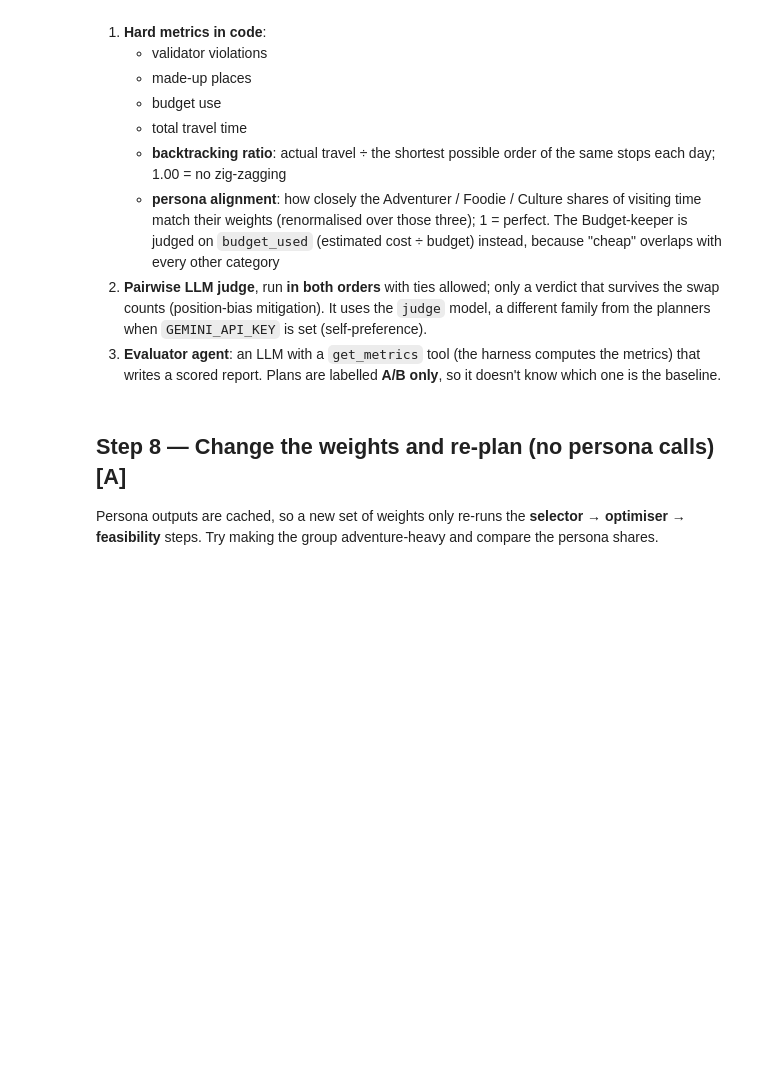
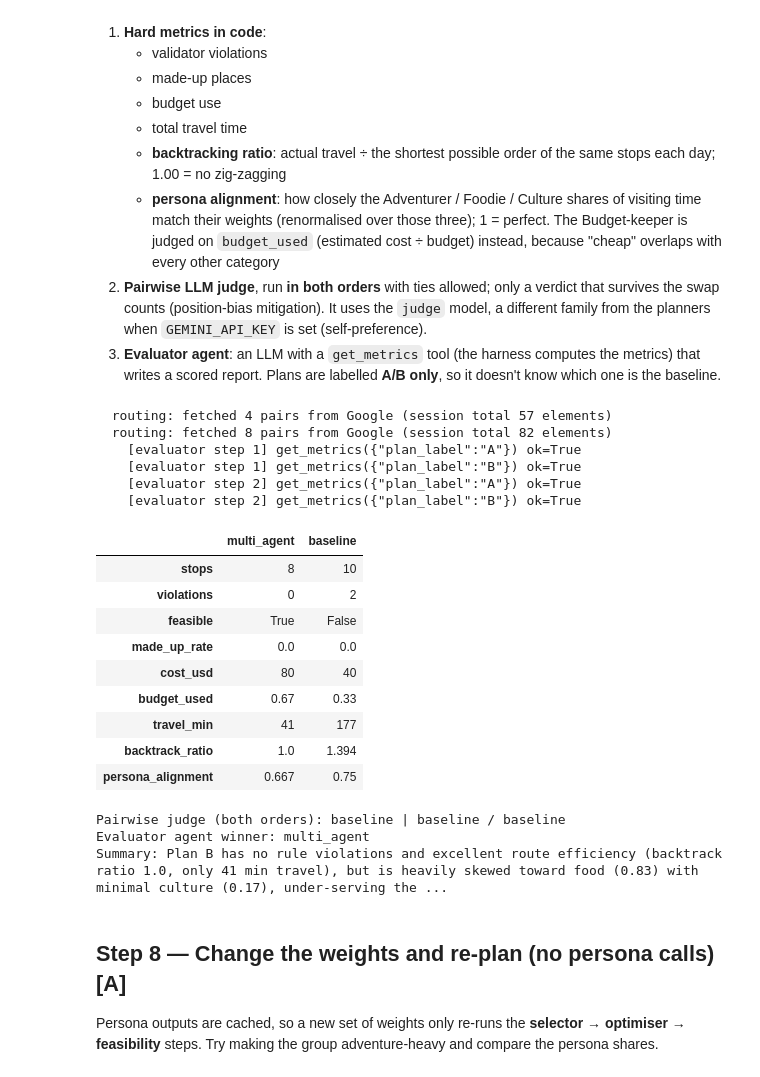
Before and after one commit to Wengzhuohang/TravelWithAgents, a Jupyter notebook: TravelWithAgents.ipynb, the cells around one changed output. Saved outputs shown, nothing was run; the diff lists cells and outputs as text; code cells hidden in the pictures; blank space fills up the shorter version.

```diff
--- a/TravelWithAgents.ipynb
+++ b/TravelWithAgents.ipynb
@@ -1466,16 +1612,21 @@ def _plan_for_judge(plan):
     out = []
     for d in plan["days"]:
         out.append(f"Day {d['day']} ({d['weekday']}):")
+        prev = None
         for s in d["stops"]:
-            p = PLACES.get(s.get("place_id"), {})
+            pid = s.get("place_id")
+            p = PLACES.get(pid, {})
+            travel = f" [{travel_minutes(prev, pid)} min travel from previous stop]" if prev and p else ""
             out.append(f"  {s.get('start')}-{s.get('end')} {p.get('name', s.get('name', '?'))} "
-                       f"({p.get('category', 'unknown place')}, ~{p.get('est_cost_usd', '?')} USD)")
+                       f"({p.get('category', 'unknown place')}, ~{p.get('est_cost_usd', '?')} USD){travel}")
+            prev = pid if p else None
     return "\n".join(out)
 
 JUDGE_SYSTEM = """You compare two travel itineraries for the same trip request. The order in which they are
 shown is random; do not favour the first one. Judge which one this group would be happier to actually follow:
 fit to their interests and stated weights, realistic timing, sensible geography, variety, and respecting the
-constraints. If they are equally good, say tie. Return ONLY JSON: {"winner": "1" | "2" | "tie", "reason": "one sentence"}"""
+constraints. Travel minutes between stops are computed by code: a stop that starts before the previous stop's end
+plus its travel time cannot be reached in time. If they are equally good, say tie. Return ONLY JSON: {"winner": "1" | "2" | "tie", "reason": "one sentence"}"""
 
 def judge_once(req, weights, first, second):
     user = (f"Trip request:\n{_req_brief(req)}\nPersona weights: {json.dumps(weights)}\n\n"
@@ -1511,33 +1662,53 @@ def run_evaluator_agent(req, weights, plans, verbose=True):
                                   "budget_used", "travel_min", "backtrack_ratio", "persona_alignment", "persona_share")}
     tools = dict([make_tool("get_metrics", "Verified metrics for plan A or B, computed by code.",
                             {"plan_label": {"type": "string", "enum": ["A", "B"]}}, ["plan_label"], get_metrics)])
     user = (f"Trip request:\n{_req_brief(req)}\nPersona weights: {json.dumps(weights)}\n\n"
             f"PLAN A:\n{_plan_for_judge(plans['A'])}\n\nPLAN B:\n{_plan_for_judge(plans['B'])}")
     val = lambda o: None if isinstance(o.get("scores"), dict) and o.get("winner") in ("A", "B", "tie") else "need scores and winner"
     return run_tool_agent(EVAL_SYSTEM, user, tools, AGENT_ROLE["evaluator"], "evaluator", budget=5,
                           validate=val, verbose=verbose)["result"]
 
 def evaluate(req, weights, plan_multi, plan_base, with_agent=True, verbose=True):
     m_multi, m_base = plan_metrics(plan_multi, req, weights), plan_metrics(plan_base, req, weights)
     j = judge_pair(req, weights, plan_multi, plan_base)
     rep = None
     if with_agent:
         flip = random.Random(json.dumps(_req_brief(req))).random() < 0.5    # random but reproducible A/B labels
         labels = {"A": plan_base, "B": plan_multi} if flip else {"A": plan_multi, "B": plan_base}
         rep = run_evaluator_agent(req, weights, labels, verbose=verbose)
         unmask = {"A": "baseline" if flip else "multi_agent", "B": "multi_agent" if flip else "baseline", "tie": "tie"}
         rep["winner_unmasked"] = unmask.get(rep.get("winner"), "?")
         rep["label_map"] = {k: unmask[k] for k in ("A", "B")}
     return {"metrics": {"multi_agent": m_multi, "baseline": m_base}, "judge": j, "evaluator_report": rep}
 
 EVAL = evaluate(REQ, WEIGHTS, PLAN, BASE)
 show = ["stops", "violations", "feasible", "made_up_rate", "cost_usd", "budget_used", "travel_min",
         "backtrack_ratio", "persona_alignment"]
 display(pd.DataFrame({k: {m: v[m] for m in show} for k, v in EVAL["metrics"].items()}))
 print("Pairwise judge (both orders):", EVAL["judge"]["verdict"], "|", EVAL["judge"]["multi_first"], "/", EVAL["judge"]["baseline_first"])
 if EVAL["evaluator_report"]:
     print("Evaluator agent winner:", EVAL["evaluator_report"]["winner_unmasked"])
     print("Summary:", EVAL["evaluator_report"].get("summary"))
+# %% [output]
+  routing: fetched 4 pairs from Google (session total 57 elements)
+  routing: fetched 8 pairs from Google (session total 82 elements)
+    [evaluator step 1] get_metrics({"plan_label":"A"}) ok=True
+    [evaluator step 1] get_metrics({"plan_label":"B"}) ok=True
+    [evaluator step 2] get_metrics({"plan_label":"A"}) ok=True
+    [evaluator step 2] get_metrics({"plan_label":"B"}) ok=True
+|  | multi_agent | baseline |
+| stops | 8 | 10 |
+| violations | 0 | 2 |
+| feasible | True | False |
+| made_up_rate | 0.0 | 0.0 |
+| cost_usd | 80 | 40 |
+| budget_used | 0.67 | 0.33 |
+| travel_min | 41 | 177 |
+| backtrack_ratio | 1.0 | 1.394 |
+| persona_alignment | 0.667 | 0.75 |
+Pairwise judge (both orders): baseline | baseline / baseline
+Evaluator agent winner: multi_agent
+Summary: Plan B has no rule violations and excellent route efficiency (backtrack ratio 1.0, only 41 min travel), but is heavily skewed toward food (0.83) with minimal culture (0.17), under-serving the ...
 # %% [markdown]
 ## Step 8 — Change the weights and re-plan (no persona calls) **[A]**
 
```
Also changed, not shown: parts of 25 cells of this notebook, 11 other files.
